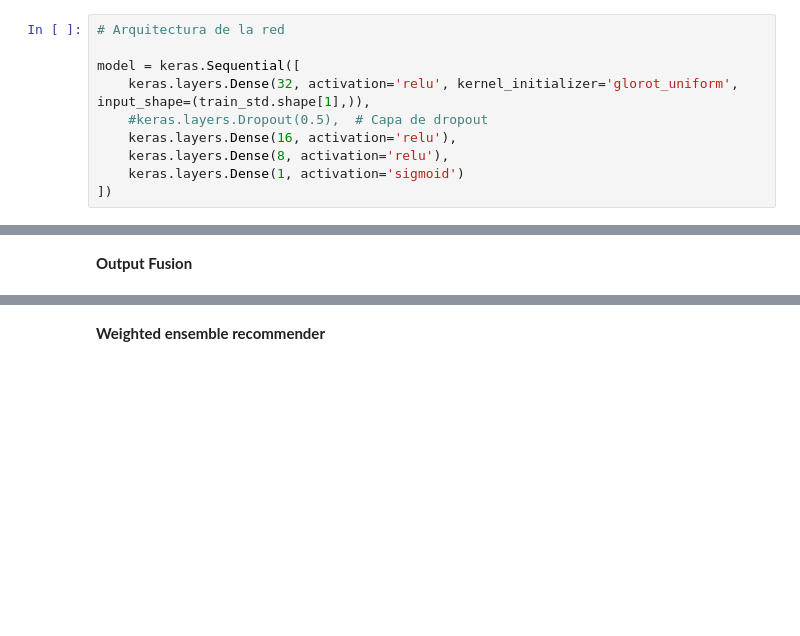
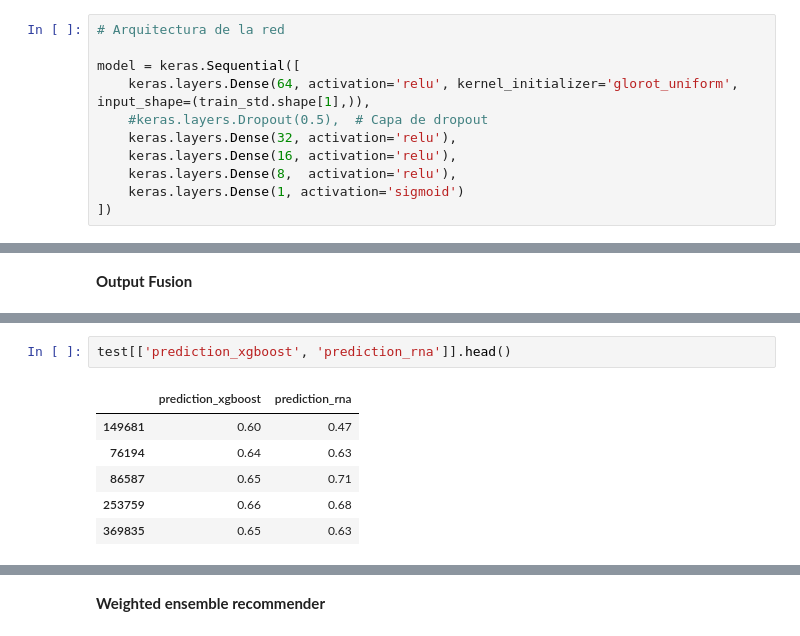
Before and after one commit to JCaballerot/Recommender-Systems, a Jupyter notebook: Hybrid_Recommender/Book_Crossing_Hybrid.ipynb, the cells around one changed output, grey strips where cells are left out. Cells and saved outputs as stored; diff of their text form; blank space fills up the shorter version.

```diff
--- a/Hybrid_Recommender/Book_Crossing_Hybrid.ipynb
+++ b/Hybrid_Recommender/Book_Crossing_Hybrid.ipynb
@@ -456,10 +749,11 @@ test_std  = scaler.transform(test[features].fillna(0))
 # Arquitectura de la red
 
 model = keras.Sequential([
-    keras.layers.Dense(32, activation='relu', kernel_initializer='glorot_uniform', input_shape=(train_std.shape[1],)),
+    keras.layers.Dense(64, activation='relu', kernel_initializer='glorot_uniform', input_shape=(train_std.shape[1],)),
     #keras.layers.Dropout(0.5),  # Capa de dropout
+    keras.layers.Dense(32, activation='relu'),
     keras.layers.Dense(16, activation='relu'),
-    keras.layers.Dense(8, activation='relu'),
+    keras.layers.Dense(8,  activation='relu'),
     keras.layers.Dense(1, activation='sigmoid')
 ])
 # %%
@@ -523,0 +864,9 @@ results_ANN
+# %%
+test[['prediction_xgboost', 'prediction_rna']].head()
+# %% [output]
+|  | prediction_xgboost | prediction_rna |
+| 149681 | 0.60 | 0.47 |
+| 76194 | 0.64 | 0.63 |
+| 86587 | 0.65 | 0.71 |
+| 253759 | 0.66 | 0.68 |
+| 369835 | 0.65 | 0.63 |
```
Also changed, not shown: parts of 38 cells of this notebook.
